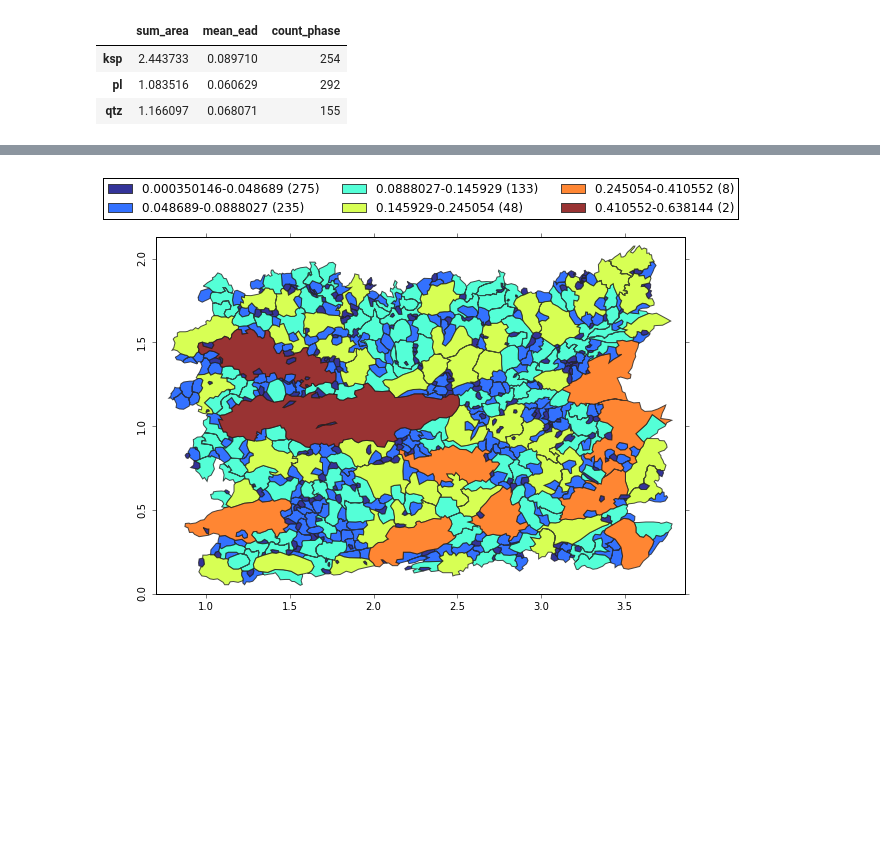
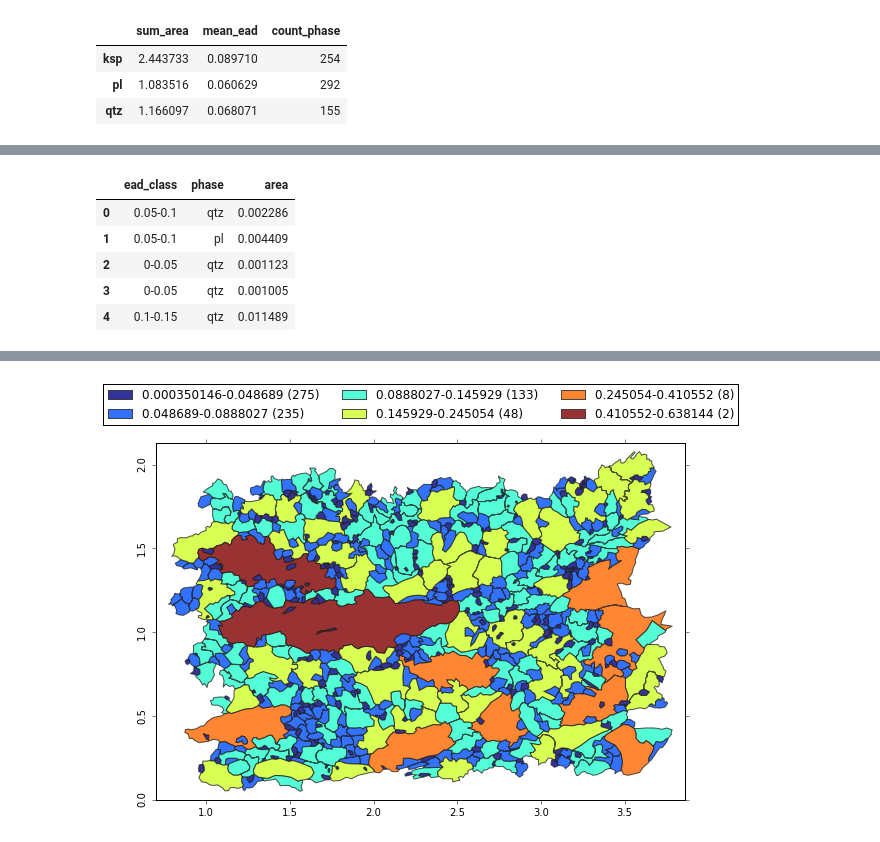
Before and after one commit to ondrolexa/polylx, a Jupyter notebook: polylx_tutorial.ipynb, the cells around one changed output, grey strips where cells are left out. Saved outputs shown, nothing was run; the diff lists cells and outputs as text; code cells hidden in the pictures; blank space fills up the shorter version.

```diff
--- a/polylx_tutorial.ipynb
+++ b/polylx_tutorial.ipynb
@@ -82,0 +123,10 @@ g['qtz'].plot()
+# %%
+df = g.df('class', 'phase', 'area')
+df.head()
+# %% [output]
+|  | ead_class | phase | area |
+| 0 | 0.05-0.1 | qtz | 0.002286 |
+| 1 | 0.05-0.1 | pl | 0.004409 |
+| 2 | 0-0.05 | qtz | 0.001123 |
+| 3 | 0-0.05 | qtz | 0.001005 |
+| 4 | 0.1-0.15 | qtz | 0.011489 |
```
Also changed, not shown: parts of 16 cells of this notebook, 1 other file.
